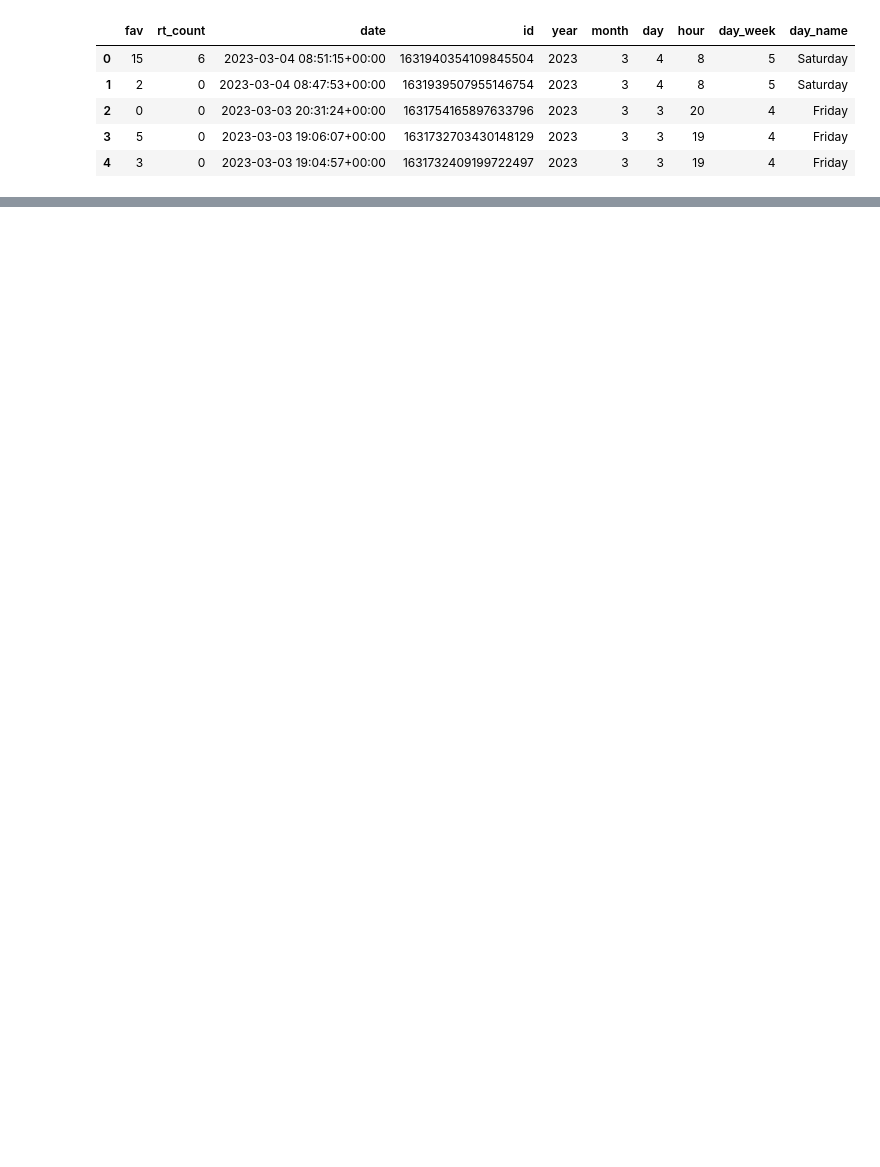
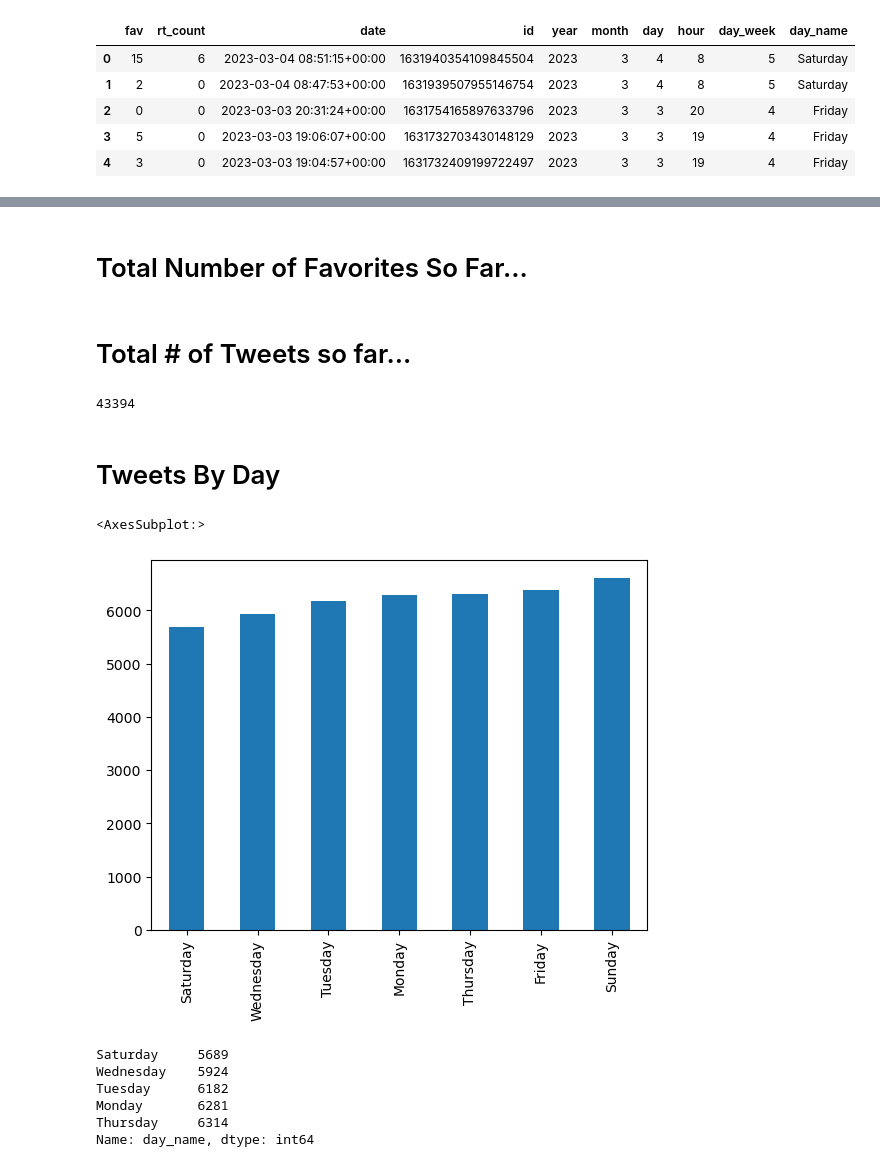
Before and after one commit to theterrificm/twitter_analytics, a Jupyter notebook: Tweets analytics.ipynb, the cells around one changed output, grey strips where cells are left out. Drawn from its saved outputs; the diff is of its cells as text; code cells hidden in the pictures; blank space fills up the shorter version.

```diff
--- a/Tweets analytics.ipynb
+++ b/Tweets analytics.ipynb
@@ -12,0 +59,2 @@ file.head()
+# %% [markdown]
+# Total Number of Favorites So Far...
@@ -12,0 +63,23 @@ file.head()
+# %% [markdown]
+# Total # of Tweets so far...
+# %%
+len(file)
+# %% [output]
+43394
+# %% [markdown]
+# Tweets By Day
+# %%
+t_by_day = file['day_name'].value_counts(ascending=True)
+t_by_day.plot(kind="bar")
+# %% [output]
+<AxesSubplot:>
+[figure, added]
+# %%
+t_by_day.head()
+# %% [output]
+Saturday     5689
+Wednesday    5924
+Tuesday      6182
+Monday       6281
+Thursday     6314
+Name: day_name, dtype: int64
```
Also changed, not shown: parts of 21 cells of this notebook.
